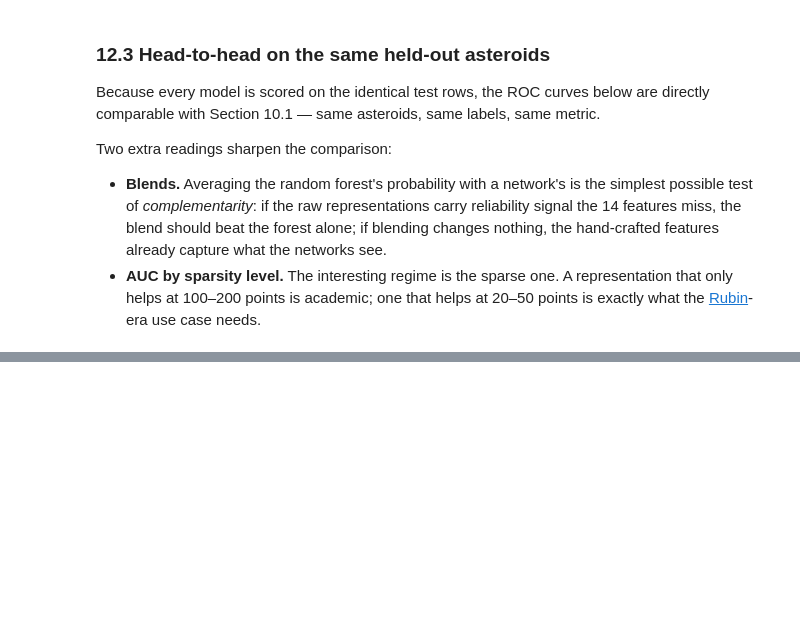
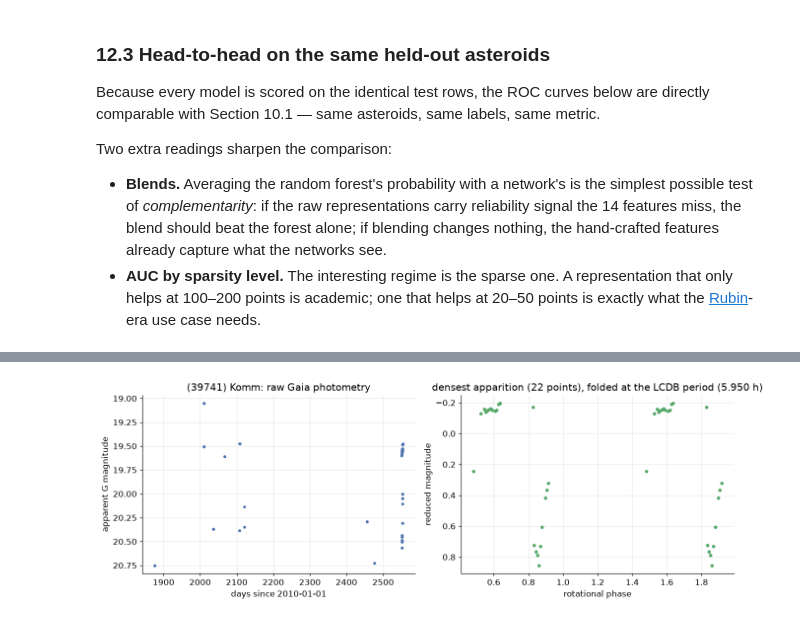
Before and after one commit to cnolan3/asteroid_lightcurve_analysis, a Jupyter notebook: asteroid_rotation_technical.ipynb, the cells around one changed output, grey strips where cells are left out. Saved outputs shown, nothing was run; the diff lists cells and outputs as text; code cells hidden in the pictures; blank space fills up the shorter version.

Commit message:
add section 13 of real asteroid data and edit section 12.3

```diff
--- a/asteroid_rotation_technical.ipynb
+++ b/asteroid_rotation_technical.ipynb
@@ -1550,8 +1550,8 @@ val_gru = encode_rows(seqs, feat, rows_val)
 test_gru = encode_rows(seqs, feat, rows_te)
 assert np.array_equal(test_gru[3], yte)     # same held-out labels as Section 10
 
-gru = make_model(hidden=64)
-hist_gru = train_model(gru, train_gru, val_gru, epochs=30, seed=0)
+gru = make_model(hidden=94)
+hist_gru = train_model(gru, train_gru, val_gru, epochs=80, seed=0)
 
 p_gru = predict_scores(gru, test_gru)
 auc_gru = roc_auc_score(yte, p_gru)
@@ -1757,0 +1837,43 @@ that data alone will close it.
+# %%
+# showcase: among bright, high-amplitude objects whose LS period matched, pick
+# the one whose densest apparition folds most cleanly at the LCDB period
+def fold_dispersion(app, period_h):
+    """Mean magnitude step between phase-adjacent points, in units of the
+    curve's amplitude — small when the folded points trace one clean track."""
+    ph = phase_fold(app["jd"].values, period_h)
+    m = app["mag"].values[np.argsort(ph)]
+    amp = np.percentile(m, 95) - np.percentile(m, 5)
+    return np.mean(np.abs(np.diff(m))) / max(amp, 1e-6)
+
+pool = real[real["matched"] & (real["amp_lcdb"] >= 0.3) & (real["n_obs"] >= 15)]
+scored = []
+for cand_num in pool["number"].astype(int):
+    app_c = densest_apparition(prepare_gaia_curve(cand_num, gaia_rows))
+    if app_c["mag_err"].median() < 0.05:        # bright enough to see the shape
+        scored.append((fold_dispersion(app_c, float(cand.loc[cand_num, "period_h"])),
+                       cand_num))
+num = min(scored)[1] if scored else int(pool.nlargest(1, "n_obs")["number"].iloc[0])
+P = float(cand.loc[num, "period_h"])
+app = densest_apparition(prepare_gaia_curve(num, gaia_rows))
+
+fig, axes = plt.subplots(1, 2, figsize=(12, 4.3))
+raw = gaia_rows[gaia_rows["number"] == num]
+axes[0].plot(raw["jd"] - 2455197.5, raw["g_mag"], ".", ms=5, color=BLUE)
+axes[0].invert_yaxis()
+axes[0].set_xlabel("days since 2010-01-01")
+axes[0].set_ylabel("apparent G magnitude")
+axes[0].set_title(f"({num}) {cand.loc[num, 'name']}: raw Gaia photometry")
+
+ph = phase_fold(app["jd"].values, P)
+axes[1].plot(ph, app["mag"], ".", ms=7, color=GREEN)
+axes[1].plot(ph + 1, app["mag"], ".", ms=7, color=GREEN)
+axes[1].invert_yaxis()
+axes[1].set_xlabel("rotational phase")
+axes[1].set_ylabel("reduced magnitude")
+axes[1].set_title(f"densest apparition ({len(app)} points), "
+                  f"folded at the LCDB period ({P:.3f} h)")
+fig.tight_layout()
+fig.savefig(FIGDIR / "gaia_reduction_demo.png", bbox_inches="tight")
+plt.show()
+# %% [output]
+[figure, added]
```
Also changed, not shown: parts of 11 cells of this notebook, 6 other files.
